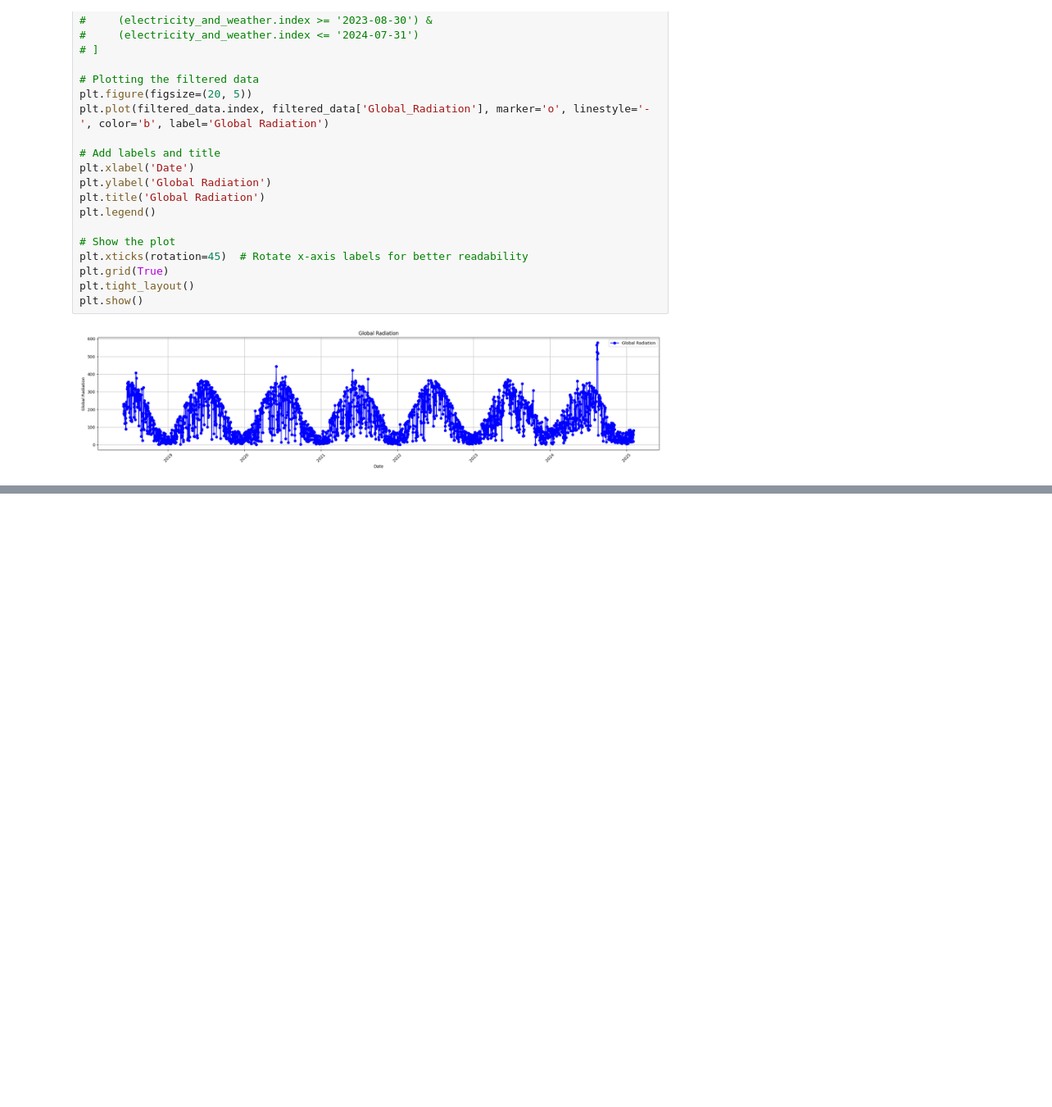
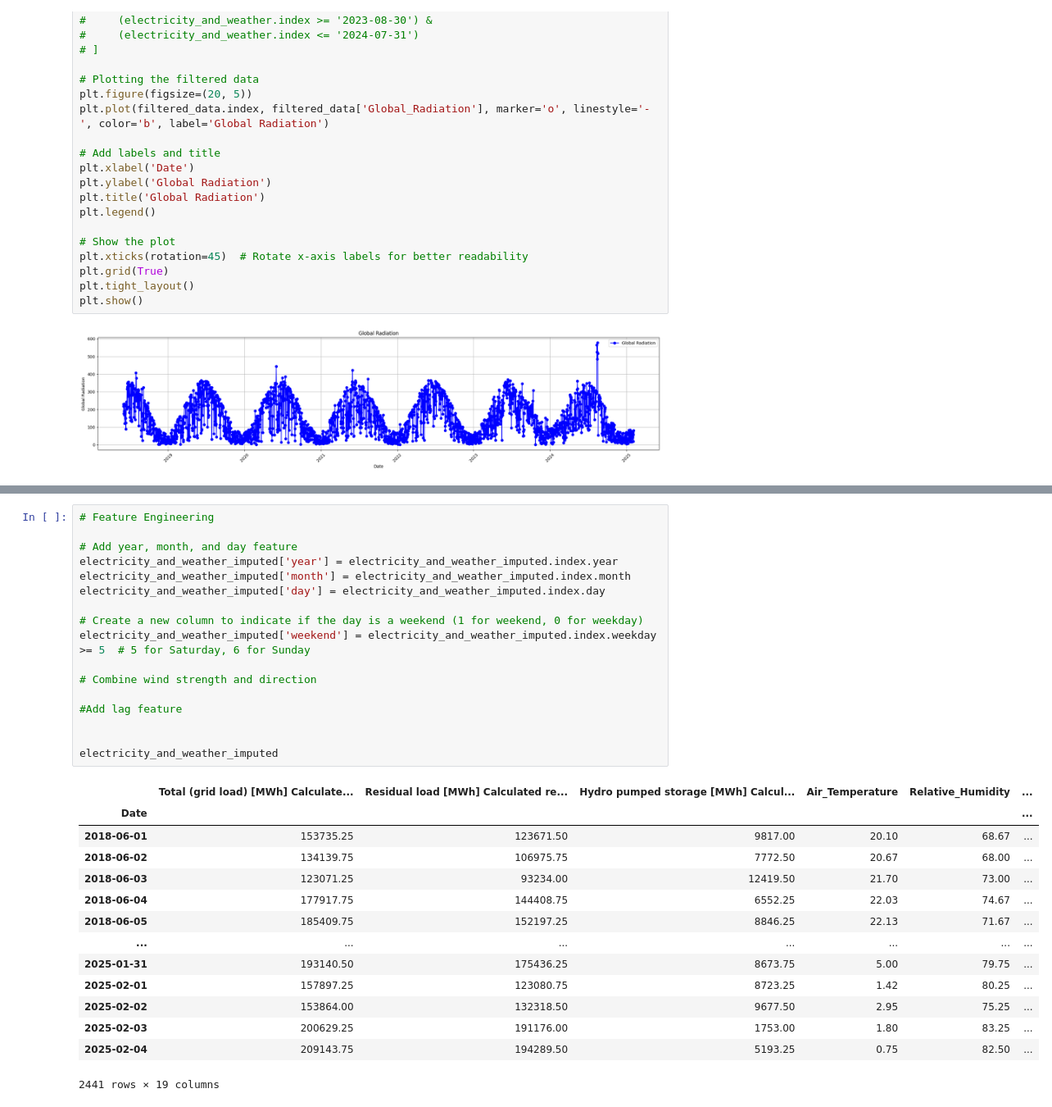
Before and after one commit to yhfrds/techlabs-ds-battery-project, a Jupyter notebook: src/data_transformation.ipynb, the cells around one changed output, grey strips where cells are left out. Shown at 82% size. Saved outputs shown, nothing was run; the diff lists cells and outputs as text; blank space fills up the shorter version.

Commit message:
start working on feature engineering

```diff
--- a/src/data_transformation.ipynb
+++ b/src/data_transformation.ipynb
@@ -214,3 +214,35 @@ plt.title('Correlation Heatmap')
 plt.show()
 # %% [output]
 [figure]
+# %%
+# Feature Engineering
+
+# Add year, month, and day feature
+electricity_and_weather_imputed['year'] = electricity_and_weather_imputed.index.year
+electricity_and_weather_imputed['month'] = electricity_and_weather_imputed.index.month
+electricity_and_weather_imputed['day'] = electricity_and_weather_imputed.index.day
+
+# Create a new column to indicate if the day is a weekend (1 for weekend, 0 for weekday)
+electricity_and_weather_imputed['weekend'] = electricity_and_weather_imputed.index.weekday >= 5  # 5 for Saturday, 6 for Sunday
+
+# Combine wind strength and direction
+
+#Add lag feature
+
+
+electricity_and_weather_imputed
+# %% [output]
+|  | Total (grid load) [MWh] Calculate... | Residual load [MWh] Calculated re... | Hydro pumped storage [MWh] Calcul... | Air_Temperature | Relative_Humidity | ... |
+| Date |  |  |  |  |  | ... |
+| 2018-06-01 | 153735.25 | 123671.50 | 9817.00 | 20.10 | 68.67 | ... |
+| 2018-06-02 | 134139.75 | 106975.75 | 7772.50 | 20.67 | 68.00 | ... |
+| 2018-06-03 | 123071.25 | 93234.00 | 12419.50 | 21.70 | 73.00 | ... |
+| 2018-06-04 | 177917.75 | 144408.75 | 6552.25 | 22.03 | 74.67 | ... |
+| 2018-06-05 | 185409.75 | 152197.25 | 8846.25 | 22.13 | 71.67 | ... |
+| ... | ... | ... | ... | ... | ... | ... |
+| 2025-01-31 | 193140.50 | 175436.25 | 8673.75 | 5.00 | 79.75 | ... |
+| 2025-02-01 | 157897.25 | 123080.75 | 8723.25 | 1.42 | 80.25 | ... |
+| 2025-02-02 | 153864.00 | 132318.50 | 9677.50 | 2.95 | 75.25 | ... |
+| 2025-02-03 | 200629.25 | 191176.00 | 1753.00 | 1.80 | 83.25 | ... |
+| 2025-02-04 | 209143.75 | 194289.50 | 5193.25 | 0.75 | 82.50 | ... |
+2441 rows × 19 columns
```
Also changed, not shown: parts of 1 cell of this notebook.
